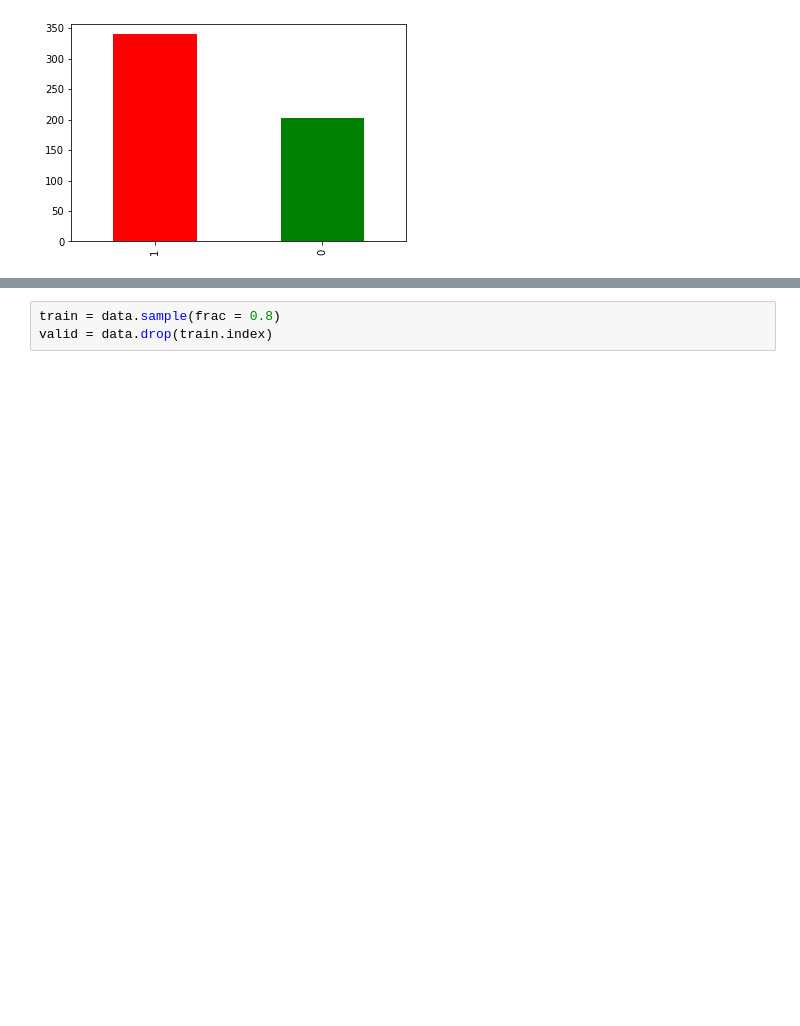
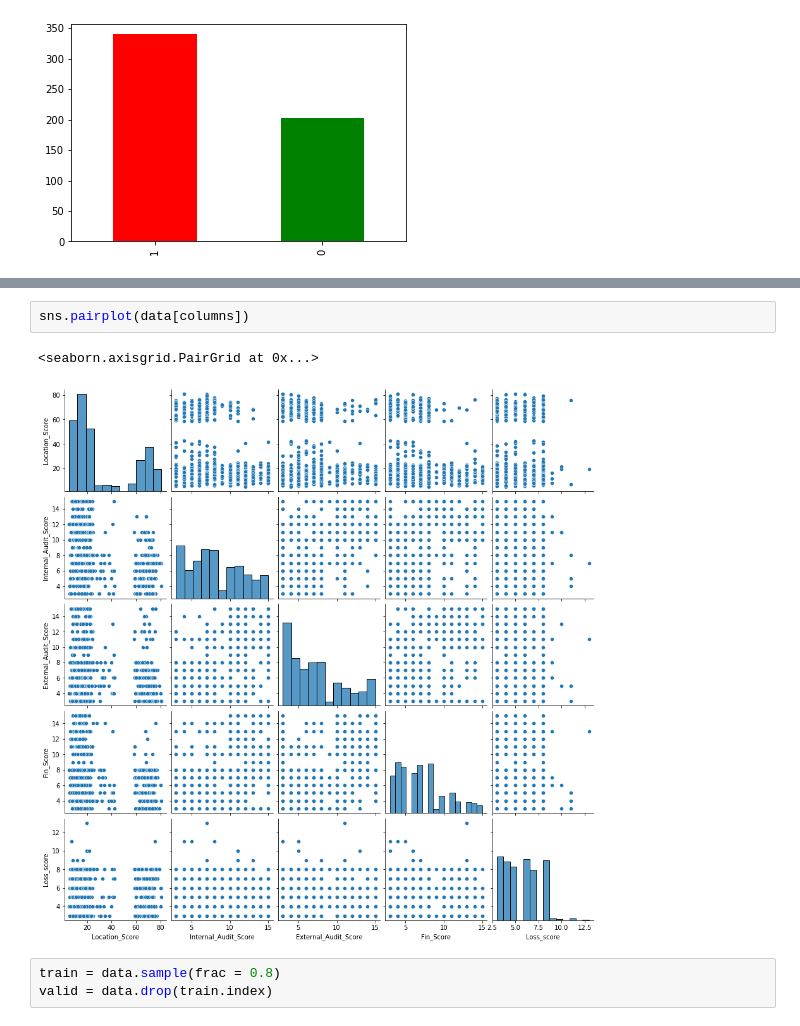
Before and after one commit to georgek2/ENd-To-EnD, a Jupyter notebook: 11_Finance/baseline.ipynb, the cells around one changed output, grey strips where cells are left out. Drawn from its saved outputs; the diff is of its cells as text; blank space fills up the shorter version.

```diff
--- a/11_Finance/baseline.ipynb
+++ b/11_Finance/baseline.ipynb
@@ -220,3 +238,8 @@ data.IsUnderRisk.value_counts().plot(kind = 'bar', color = ['red', 'green'])
+# %%
+sns.pairplot(data[columns])
+# %% [output]
+<seaborn.axisgrid.PairGrid at 0x...>
+[figure, new version]
 # %%
 train = data.sample(frac = 0.8)
 valid = data.drop(train.index)
```
Also changed, not shown: parts of 35 cells of this notebook.
